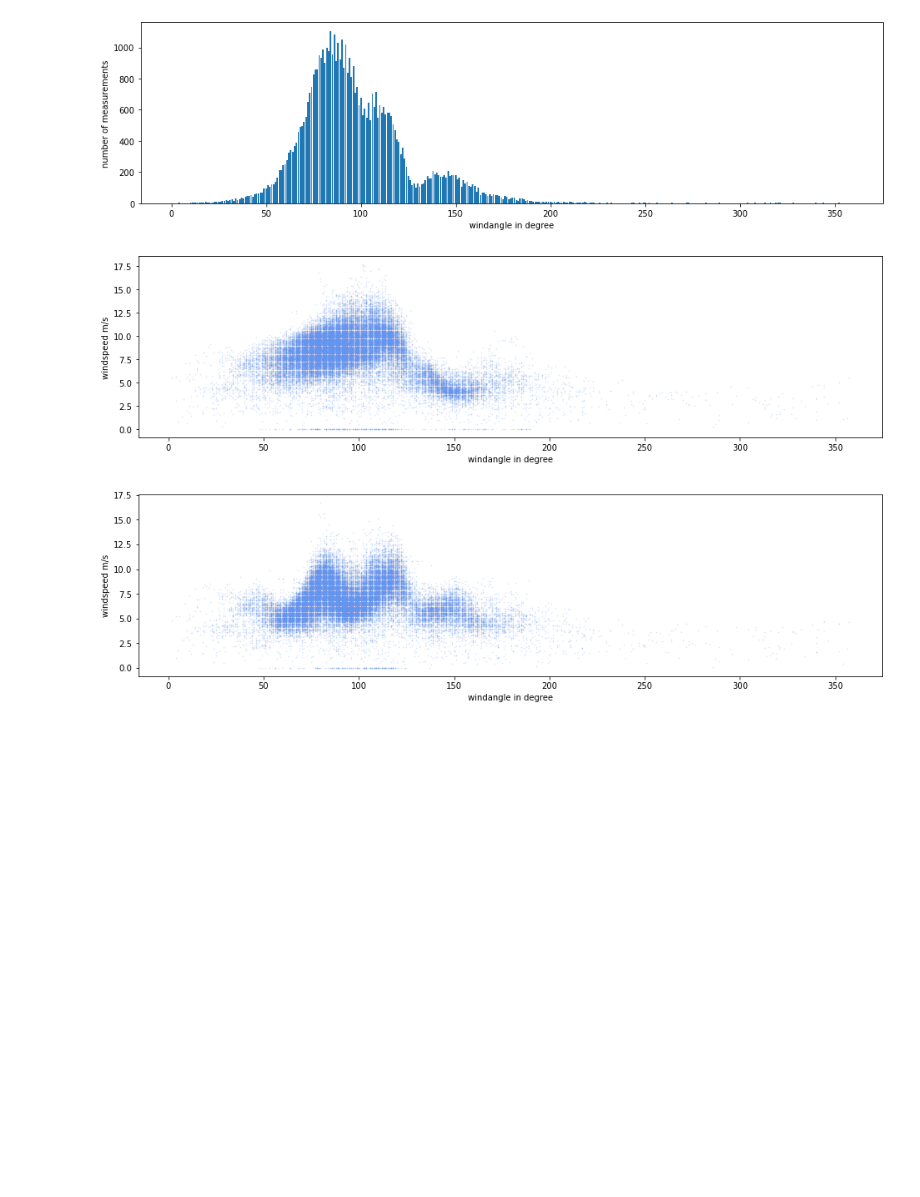
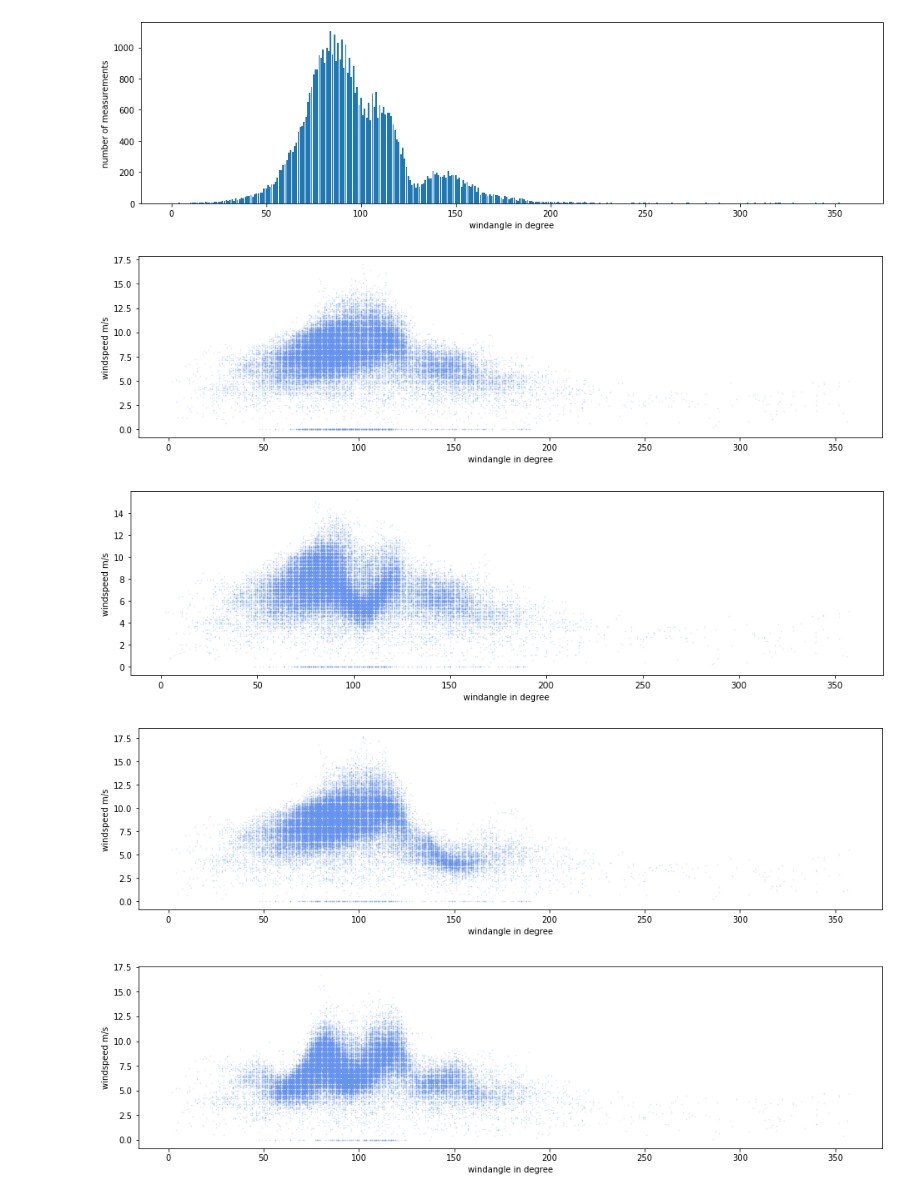
Before and after one commit to GStechschulte/wake_effect, a Jupyter notebook: delta_wind_velocity/analysis_wind_speed_&_direction.ipynb, the cells around one changed output. Saved outputs shown, nothing was run; the diff lists cells and outputs as text; code cells hidden in the pictures; blank space fills up the shorter version.

```diff
--- a/delta_wind_velocity/analysis_wind_speed_&_direction.ipynb
+++ b/delta_wind_velocity/analysis_wind_speed_&_direction.ipynb
@@ -110,8 +104,12 @@ def wind_speed(turbine):
     fig.set_size_inches(16, 4)
     plt.show()
 # %%
+wind_speed(25)
+wind_speed(32)
 wind_speed(30)
 wind_speed(5)
 # %% [output]
-[figure, old version]
+[figure, new version]
-[figure, old version]
+[figure, new version]
+[figure, added]
+[figure, added]
```
Also changed, not shown: parts of 1 cell of this notebook.
